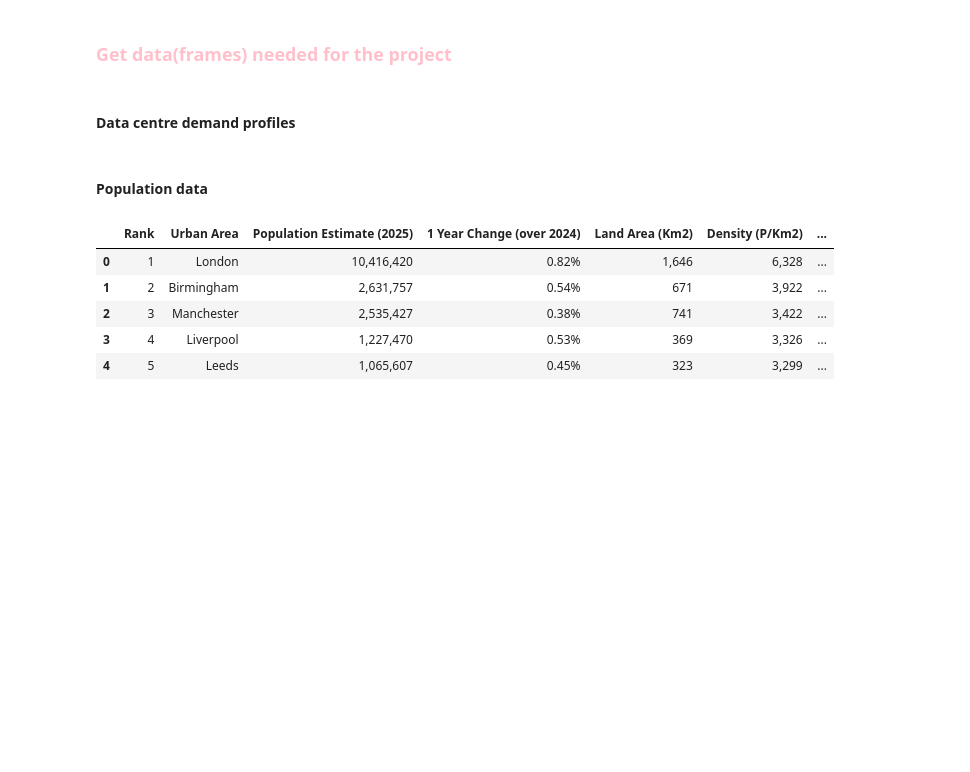
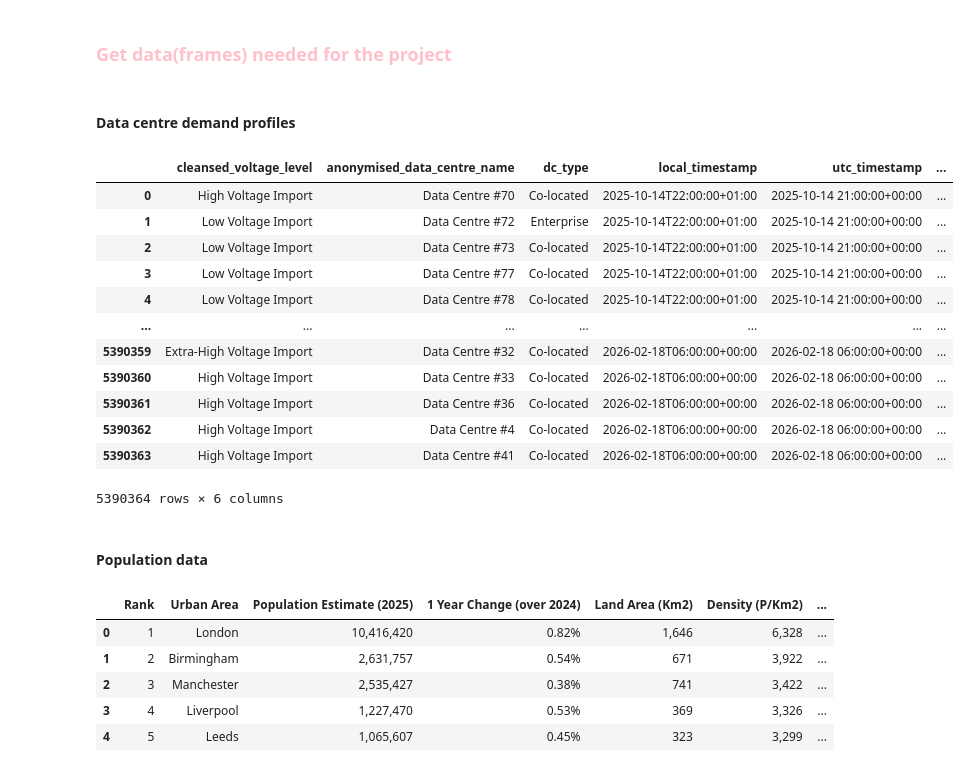
Before and after one commit to marta-uoe/PyPSA-GB-datacentres, a Jupyter notebook: notebooks/Martas_tests.ipynb, the cells around one changed output. Cells and saved outputs as stored; diff of their text form; code cells hidden in the pictures; blank space fills up the shorter version.

```diff
--- a/notebooks/Martas_tests.ipynb
+++ b/notebooks/Martas_tests.ipynb
@@ -290,16 +290,31 @@ import matplotlib.pyplot as plt
 # %%
 df_dc_demand_profile = pd.read_csv("../data/data_centres/ukpn-data-centre-demand-profiles.csv")
 # df_dc_demand_profile.head()
 # assigning df column names to something shorter for ease
 UTIL = "hh_utilisation_ratio"
 DC_NAME = "anonymised_data_centre_name"
 DC_TYPE = "dc_type"
 VOLT = "cleansed_voltage_level"
 TIME = "utc_timestamp"
 # ordering voltage -> low to extra-high
 VOLT_ORDER = ["Low Voltage Import", "High Voltage Import", "Extra-High Voltage Import"]
 # convert tot date/time
 df_dc_demand_profile[TIME] = pd.to_datetime(df_dc_demand_profile[TIME], utc=True)
+df_dc_demand_profile
+# %% [output]
+|  | cleansed_voltage_level | anonymised_data_centre_name | dc_type | local_timestamp | utc_timestamp | ... |
+| 0 | High Voltage Import | Data Centre #70 | Co-located | 2025-10-14T22:00:00+01:00 | 2025-10-14 21:00:00+00:00 | ... |
+| 1 | Low Voltage Import | Data Centre #72 | Enterprise | 2025-10-14T22:00:00+01:00 | 2025-10-14 21:00:00+00:00 | ... |
+| 2 | Low Voltage Import | Data Centre #73 | Co-located | 2025-10-14T22:00:00+01:00 | 2025-10-14 21:00:00+00:00 | ... |
+| 3 | Low Voltage Import | Data Centre #77 | Co-located | 2025-10-14T22:00:00+01:00 | 2025-10-14 21:00:00+00:00 | ... |
+| 4 | Low Voltage Import | Data Centre #78 | Co-located | 2025-10-14T22:00:00+01:00 | 2025-10-14 21:00:00+00:00 | ... |
+| ... | ... | ... | ... | ... | ... | ... |
+| 5390359 | Extra-High Voltage Import | Data Centre #32 | Co-located | 2026-02-18T06:00:00+00:00 | 2026-02-18 06:00:00+00:00 | ... |
+| 5390360 | High Voltage Import | Data Centre #33 | Co-located | 2026-02-18T06:00:00+00:00 | 2026-02-18 06:00:00+00:00 | ... |
+| 5390361 | High Voltage Import | Data Centre #36 | Co-located | 2026-02-18T06:00:00+00:00 | 2026-02-18 06:00:00+00:00 | ... |
+| 5390362 | High Voltage Import | Data Centre #4 | Co-located | 2026-02-18T06:00:00+00:00 | 2026-02-18 06:00:00+00:00 | ... |
+| 5390363 | High Voltage Import | Data Centre #41 | Co-located | 2026-02-18T06:00:00+00:00 | 2026-02-18 06:00:00+00:00 | ... |
+5390364 rows × 6 columns
 # %% [markdown]
 #### **Population data**
 # %%
```
Also changed, not shown: parts of 23 cells of this notebook, 2 other files.
